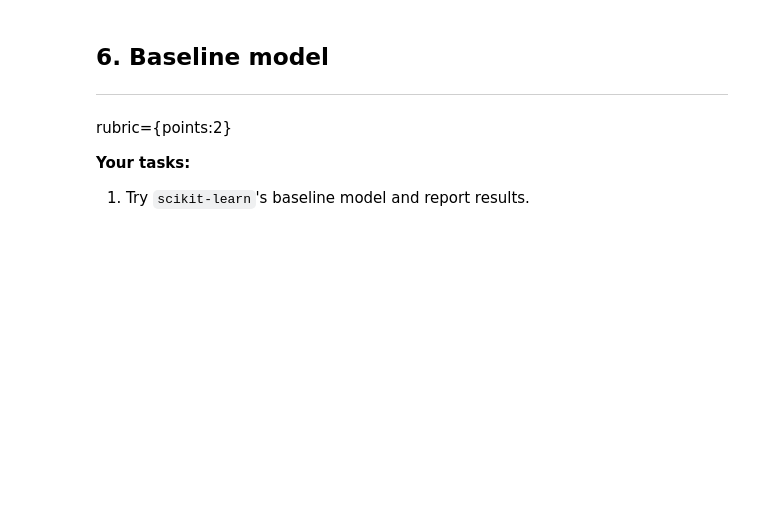
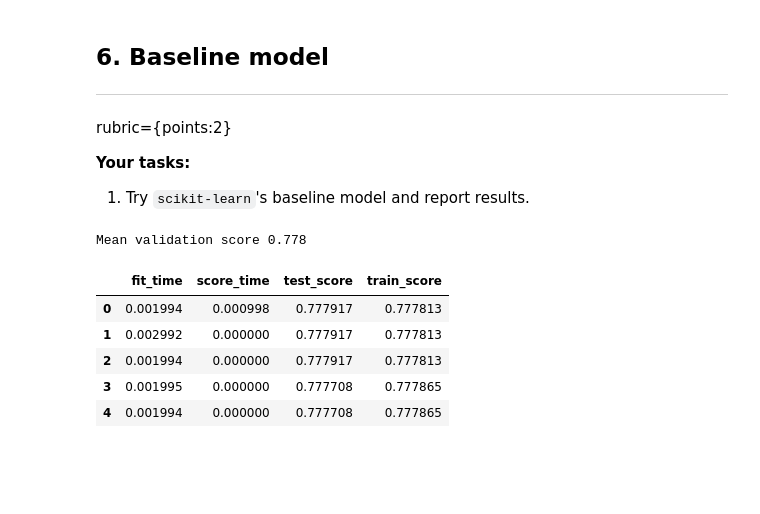
Before and after one commit to johnphan96/cpsc330-2021W2, a Jupyter notebook: hw/hw6/hw6.ipynb, the cells around one changed output. Saved outputs shown, nothing was run; the diff lists cells and outputs as text; code cells hidden in the pictures; blank space fills up the shorter version.

```diff
--- a/hw/hw6/hw6.ipynb
+++ b/hw/hw6/hw6.ipynb
@@ -323,6 +325,23 @@ rubric={points:2}
 
 **Your tasks:**
 1. Try `scikit-learn`'s baseline model and report results.
+# %%
+# Adapted from lecture 4, 5
+from sklearn.dummy import DummyClassifier # import the classifier
+
+dummy_clf = DummyClassifier(strategy="most_frequent") # Create a classifier object
+dummy_clf.fit(X_train, y_train); # fit the classifier
+scores = cross_validate(dummy_clf, X_train, y_train, return_train_score=True)
+print("Mean validation score %0.3f" % (np.mean(scores["test_score"])))
+pd.DataFrame(scores)
+# %% [output]
+Mean validation score 0.778
+|  | fit_time | score_time | test_score | train_score |
+| 0 | 0.001994 | 0.000998 | 0.777917 | 0.777813 |
+| 1 | 0.002992 | 0.000000 | 0.777917 | 0.777813 |
+| 2 | 0.001994 | 0.000000 | 0.777917 | 0.777813 |
+| 3 | 0.001995 | 0.000000 | 0.777708 | 0.777865 |
+| 4 | 0.001994 | 0.000000 | 0.777708 | 0.777865 |
 # %% [markdown]
 <br><br>
 # %% [markdown]
```
Also changed, not shown: parts of 22 cells of this notebook.
